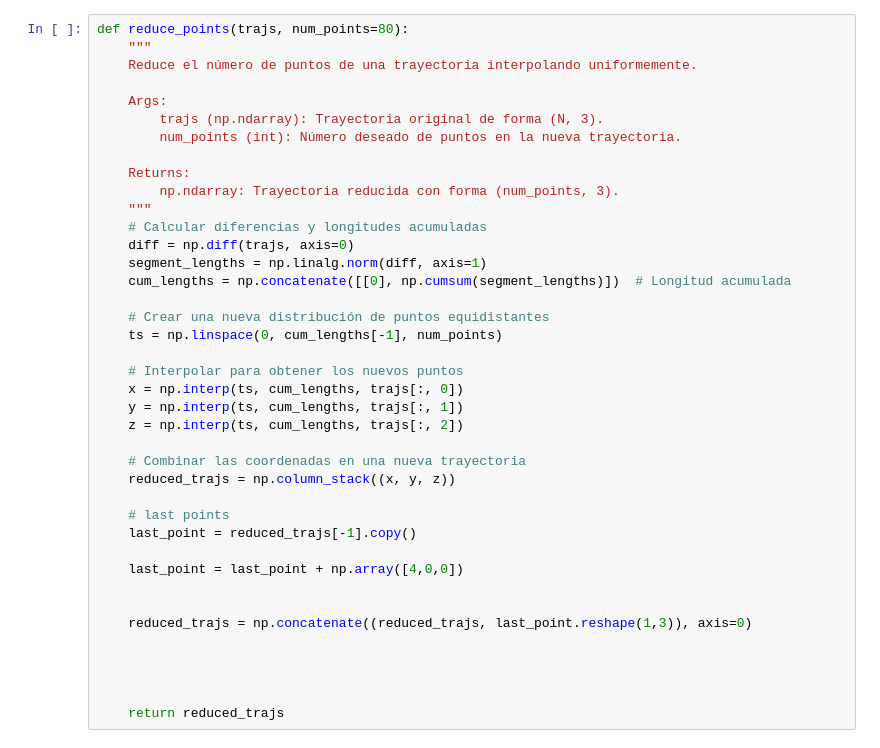
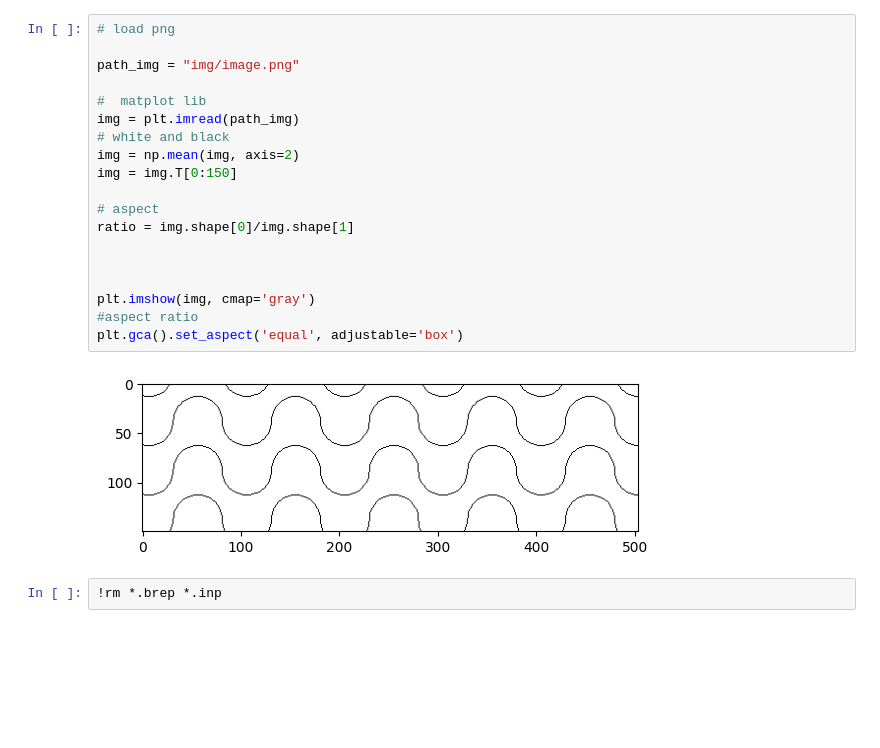
Before and after one commit to AdvancedMaterialSimulation/CITISENS_Composite, a Jupyter notebook: main.ipynb, the cells around one changed output. Saved outputs shown, nothing was run; the diff lists cells and outputs as text; blank space fills up the shorter version.

```diff
--- a/main.ipynb
+++ b/main.ipynb
@@ -65,40 +6,23 @@ plt.legend()
-# %%
-def reduce_points(trajs, num_points=80):
-    """
-    Reduce el número de puntos de una trayectoria interpolando uniformemente.
-
-    Args:
-        trajs (np.ndarray): Trayectoria original de forma (N, 3).
-        num_points (int): Número deseado de puntos en la nueva trayectoria.
-
-    Returns:
-        np.ndarray: Trayectoria reducida con forma (num_points, 3).
-    """
-    # Calcular diferencias y longitudes acumuladas
-    diff = np.diff(trajs, axis=0)
-    segment_lengths = np.linalg.norm(diff, axis=1)
-    cum_lengths = np.concatenate([[0], np.cumsum(segment_lengths)])  # Longitud acumulada
-
-    # Crear una nueva distribución de puntos equidistantes
-    ts = np.linspace(0, cum_lengths[-1], num_points)
-
-    # Interpolar para obtener los nuevos puntos
-    x = np.interp(ts, cum_lengths, trajs[:, 0])
-    y = np.interp(ts, cum_lengths, trajs[:, 1])
-    z = np.interp(ts, cum_lengths, trajs[:, 2])
-
-    # Combinar las coordenadas en una nueva trayectoria
-    reduced_trajs = np.column_stack((x, y, z))
-
-    # last points
-    last_point = reduced_trajs[-1].copy()
-
-    last_point = last_point + np.array([4,0,0])
-
-
-    reduced_trajs = np.concatenate((reduced_trajs, last_point.reshape(1,3)), axis=0)
-
-
-
-
-    return reduced_trajs
+# %%
+# load png
+
+path_img = "img/image.png"
+
+#  matplot lib
+img = plt.imread(path_img)
+# white and black
+img = np.mean(img, axis=2)
+img = img.T[0:150]
+
+# aspect
+ratio = img.shape[0]/img.shape[1]
+
+
+
+plt.imshow(img, cmap='gray')
+#aspect ratio
+plt.gca().set_aspect('equal', adjustable='box')
+# %% [output]
+[figure, added]
+# %%
+!rm *.brep *.inp
```
Also changed, not shown: parts of 15 cells of this notebook, 10 other files.
